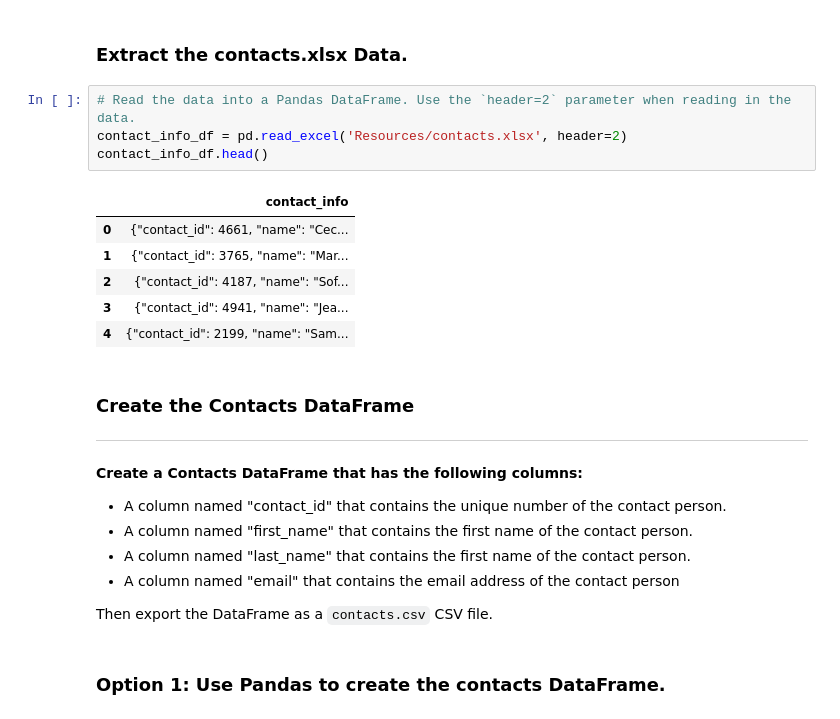
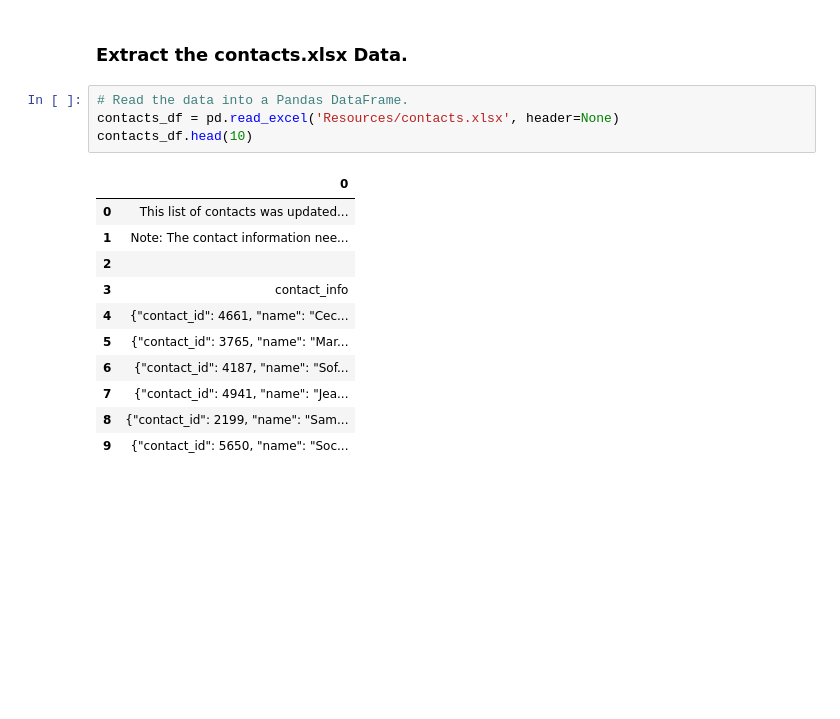
Before and after one commit to eugchien/project_2_group_11, a Jupyter notebook: Starter_Files/ETL_Mini_Project_Starter_Code.ipynb, the cells around one changed output. Saved outputs shown, nothing was run; the diff lists cells and outputs as text; blank space fills up the shorter version.

Commit message:
contacts df and csv added to starter code

```diff
--- a/Starter_Files/ETL_Mini_Project_Starter_Code.ipynb
+++ b/Starter_Files/ETL_Mini_Project_Starter_Code.ipynb
@@ -318,25 +328,18 @@ campaign_cleaned.to_csv("Resources/campaign.csv", index=False)
 # %% [markdown]
 ### Extract the contacts.xlsx Data.
 # %%
-# Read the data into a Pandas DataFrame. Use the `header=2` parameter when reading in the data.
-contact_info_df = pd.read_excel('Resources/contacts.xlsx', header=2)
-contact_info_df.head()
+# Read the data into a Pandas DataFrame.
+contacts_df = pd.read_excel('Resources/contacts.xlsx', header=None)
+contacts_df.head(10)
 # %% [output]
-|  | contact_info |
-| 0 | {"contact_id": 4661, "name": "Cec... |
-| 1 | {"contact_id": 3765, "name": "Mar... |
-| 2 | {"contact_id": 4187, "name": "Sof... |
-| 3 | {"contact_id": 4941, "name": "Jea... |
-| 4 | {"contact_id": 2199, "name": "Sam... |
+|  | 0 |
+| 0 | This list of contacts was updated... |
+| 1 | Note: The contact information nee... |
+| 2 |  |
+| 3 | contact_info |
+| 4 | {"contact_id": 4661, "name": "Cec... |
+| 5 | {"contact_id": 3765, "name": "Mar... |
+| 6 | {"contact_id": 4187, "name": "Sof... |
+| 7 | {"contact_id": 4941, "name": "Jea... |
+| 8 | {"contact_id": 2199, "name": "Sam... |
+| 9 | {"contact_id": 5650, "name": "Soc... |
-# %% [markdown]
-### Create the Contacts DataFrame
----
-**Create a Contacts DataFrame that has the following columns:**
-- A column named "contact_id"  that contains the unique number of the contact person.
-- A column named "first_name" that contains the first name of the contact person.
-- A column named "last_name" that contains the first name of the contact person.
-- A column named "email" that contains the email address of the contact person
-
-Then export the DataFrame as a `contacts.csv` CSV file.
-# %% [markdown]
-### Option 1: Use Pandas to create the contacts DataFrame.
```
Also changed, not shown: parts of 24 cells of this notebook, 4 other files.
